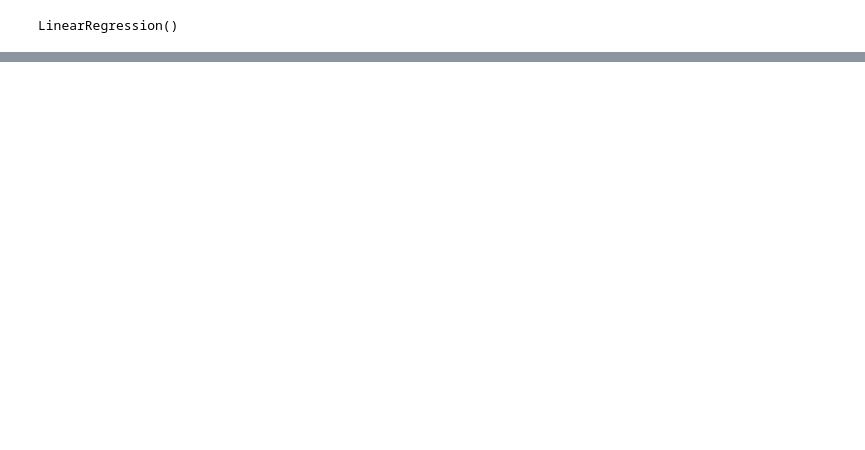
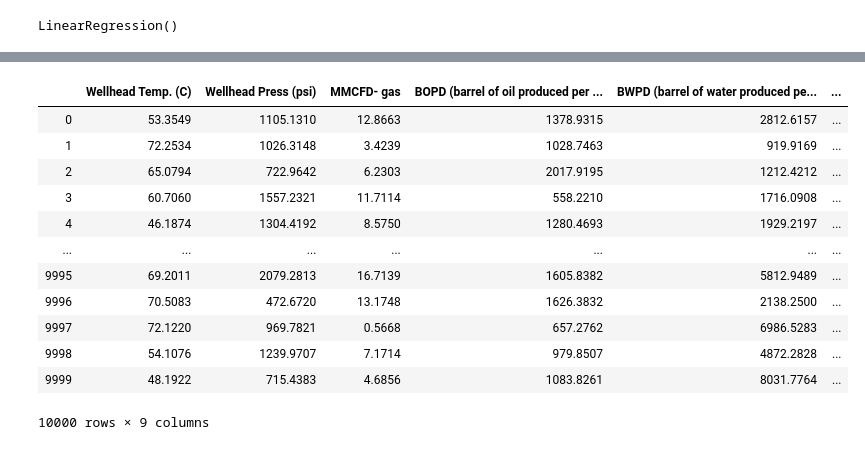
Before and after one commit to Abimbola-ai/Oil-and-gas-pipeline-leakage, a Jupyter notebook: polynomial regression.ipynb, the cells around one changed output, grey strips where cells are left out. Saved outputs shown, nothing was run; the diff lists cells and outputs as text; code cells hidden in the pictures; blank space fills up the shorter version.

```diff
--- a/polynomial regression.ipynb
+++ b/polynomial regression.ipynb
@@ -112,0 +166,17 @@ df2.to_csv('fake_data_predicted.csv')
+# %%
+df3 = df2.reset_index(drop=True)
+df3
+# %% [output]
+|  | Wellhead Temp. (C) | Wellhead Press (psi) | MMCFD- gas | BOPD (barrel of oil produced per ... | BWPD (barrel of water produced pe... | ... |
+| 0 | 53.3549 | 1105.1310 | 12.8663 | 1378.9315 | 2812.6157 | ... |
+| 1 | 72.2534 | 1026.3148 | 3.4239 | 1028.7463 | 919.9169 | ... |
+| 2 | 65.0794 | 722.9642 | 6.2303 | 2017.9195 | 1212.4212 | ... |
+| 3 | 60.7060 | 1557.2321 | 11.7114 | 558.2210 | 1716.0908 | ... |
+| 4 | 46.1874 | 1304.4192 | 8.5750 | 1280.4693 | 1929.2197 | ... |
+| ... | ... | ... | ... | ... | ... | ... |
+| 9995 | 69.2011 | 2079.2813 | 16.7139 | 1605.8382 | 5812.9489 | ... |
+| 9996 | 70.5083 | 472.6720 | 13.1748 | 1626.3832 | 2138.2500 | ... |
+| 9997 | 72.1220 | 969.7821 | 0.5668 | 657.2762 | 6986.5283 | ... |
+| 9998 | 54.1076 | 1239.9707 | 7.1714 | 979.8507 | 4872.2828 | ... |
+| 9999 | 48.1922 | 715.4383 | 4.6856 | 1083.8261 | 8031.7764 | ... |
+10000 rows × 9 columns
```
Also changed, not shown: parts of 26 cells of this notebook, 5 other files.
